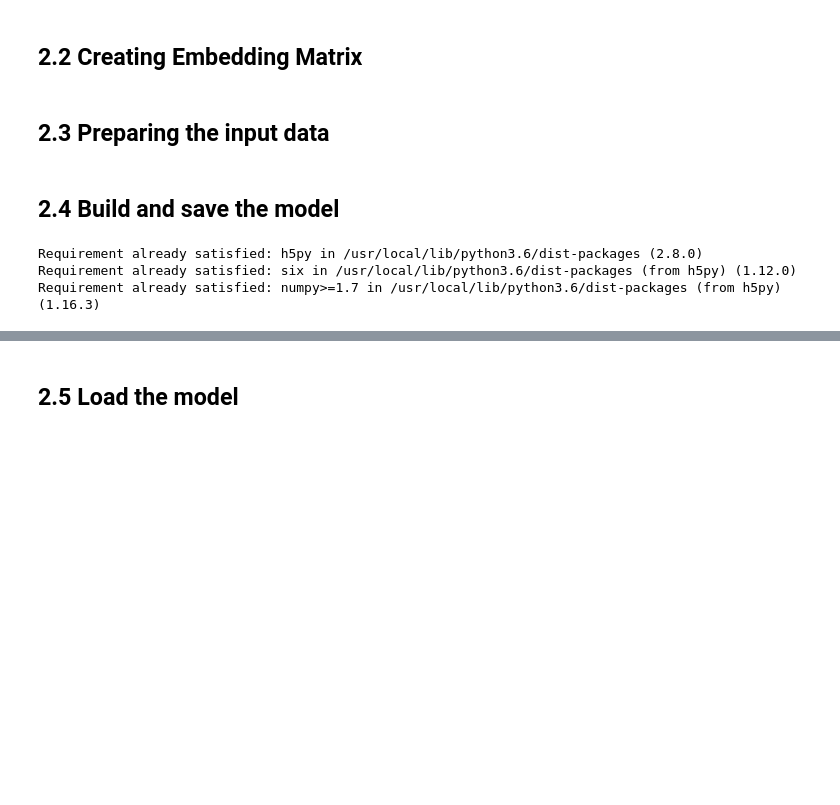
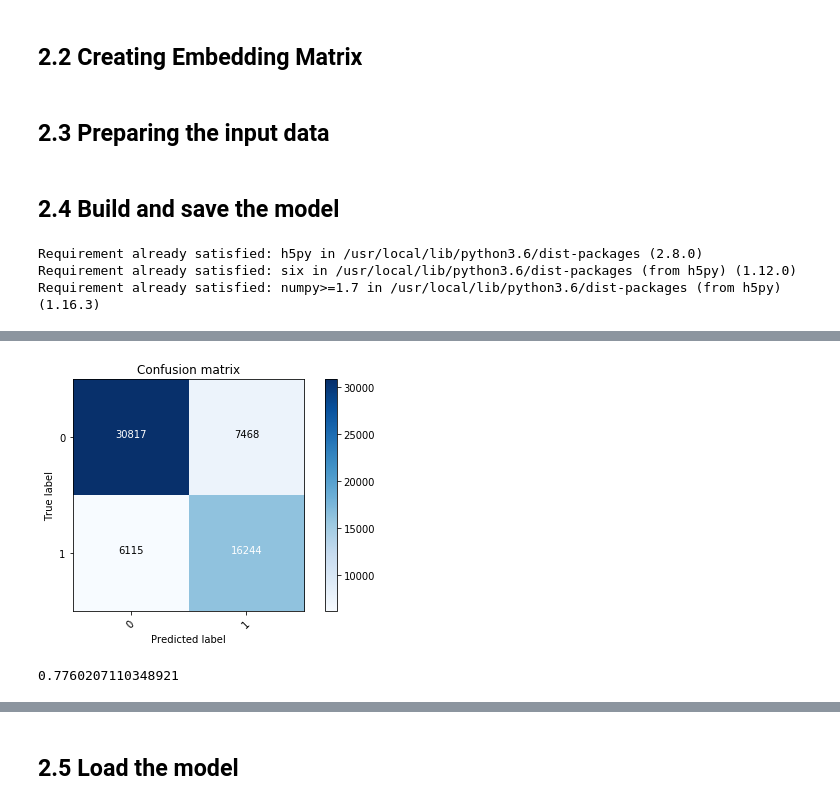
Before and after one commit to jmellafe/question_deduplication, a Jupyter notebook: Copie_de_NLP_Project.ipynb, the cells around one changed output, grey strips where cells are left out. Saved outputs shown, nothing was run; the diff lists cells and outputs as text; code cells hidden in the pictures; blank space fills up the shorter version.

Commit message:
after training siamese

```diff
--- a/Copie_de_NLP_Project.ipynb
+++ b/Copie_de_NLP_Project.ipynb
@@ -102,6 +107,7 @@ Class 0:  178510  Class1:  104493
 class0 = train[train['is_duplicate']==0].sample(n=is_dup[1], random_state=1)
 class1 = train[train['is_duplicate']==1]
 train = pd.concat([class0, class1])
+train = train.sample(frac=1, random_state = 0).reset_index(drop=True)
 # %%
 
 # HIstogram number of words
@@ -441,6 +447,8 @@ embeddings = np.load(file) # load
 # %%
 max_seq_length = max(train.question1.map(lambda x: len(x)).max(),
                      train.question2.map(lambda x: len(x)).max(),
+                     val.question1.map(lambda x: len(x)).max(),
+                     val.question2.map(lambda x: len(x)).max(),
                      test.question1.map(lambda x: len(x)).max(),
                      test.question2.map(lambda x: len(x)).max())
 
@@ -461,9 +469,9 @@ X_test = {'left': test.question1, 'right': test.question2}
 # Convert labels to their numpy representations
 Y_train = Y_train.values
 Y_validation = Y_validation.values
-
+Y_test = test['is_duplicate'].values
 # Zero padding
-for dataset, side in itertools.product([X_train, X_validation], ['left', 'right']):
+for dataset, side in itertools.product([X_train, X_validation, X_test], ['left', 'right']):
     dataset[side] = pad_sequences(dataset[side], maxlen=max_seq_length)
 
 # Make sure everything is ok
@@ -485,7 +493,7 @@ Requirement already satisfied: numpy>=1.7 in /usr/local/lib/python3.6/dist-packa
 n_hidden = 50
 gradient_clipping_norm = 1.25
 batch_size = 500 # prevously 64
-n_epoch = 50
+n_epoch = 12
 
 def exponent_neg_manhattan_distance(left, right):
     ''' Helper function for the similarity estimate of the LSTMs outputs'''
@@ -548,0 +577,4 @@ Epoch 1/50
+# %%
+y_preds = malstm.predict([X_test['left'],X_test['right']], verbose = 1)
+y_pred_hard = np.zeros(y_preds.shape[0])
+y_pred_hard[y_preds[:, 0] >= 0.5] = 1
@@ -548,0 +583,48 @@ Epoch 1/50
+# %%
+
+def plot_confusion_matrix(cm, classes,
+                          normalize=False,
+                          cmap=plt.cm.Blues):
+    """
+    This function prints and plots the confusion matrix.
+    Normalization can be applied by setting `normalize=True`.
+    Function from https://www.kaggle.com/danbrice/keras-plot-history-full-report-and-grid-search
+    """
+    if normalize:
+        cm = cm.astype('float') / cm.sum(axis=1)[:, np.newaxis]
+        title='Normalized confusion matrix'
+    else:
+        title='Confusion matrix'
+
+    plt.imshow(cm, interpolation='nearest', cmap=cmap)
+    plt.title(title)
+    plt.colorbar()
+    tick_marks = np.arange(len(classes))
+    plt.xticks(tick_marks, classes, rotation=45)
+    plt.yticks(tick_marks, classes)
+
+    fmt = '.2f' if normalize else 'd'
+    thresh = cm.max() / 2.
+    for i, j in itertools.product(range(cm.shape[0]), range(cm.shape[1])):
+        plt.text(j, i, format(cm[i, j], fmt),
+                 horizontalalignment="center",
+                 color="white" if cm[i, j] > thresh else "black")
+
+    plt.tight_layout()
+    plt.ylabel('True label')
+    plt.xlabel('Predicted label')
+    plt.show()
+
+
+Y_test = test['is_duplicate'].values
+cnf_matrix = confusion_matrix(Y_test,y_pred_hard)
+
+plot_confusion_matrix(cnf_matrix,classes=[0,1])
+# %% [output]
+[figure, added]
+# %%
+from sklearn.metrics import accuracy_score
+
+accuracy_score(Y_test,y_pred_hard)
+# %% [output]
+0.7760207110348921
```
Also changed, not shown: parts of 13 cells of this notebook.
